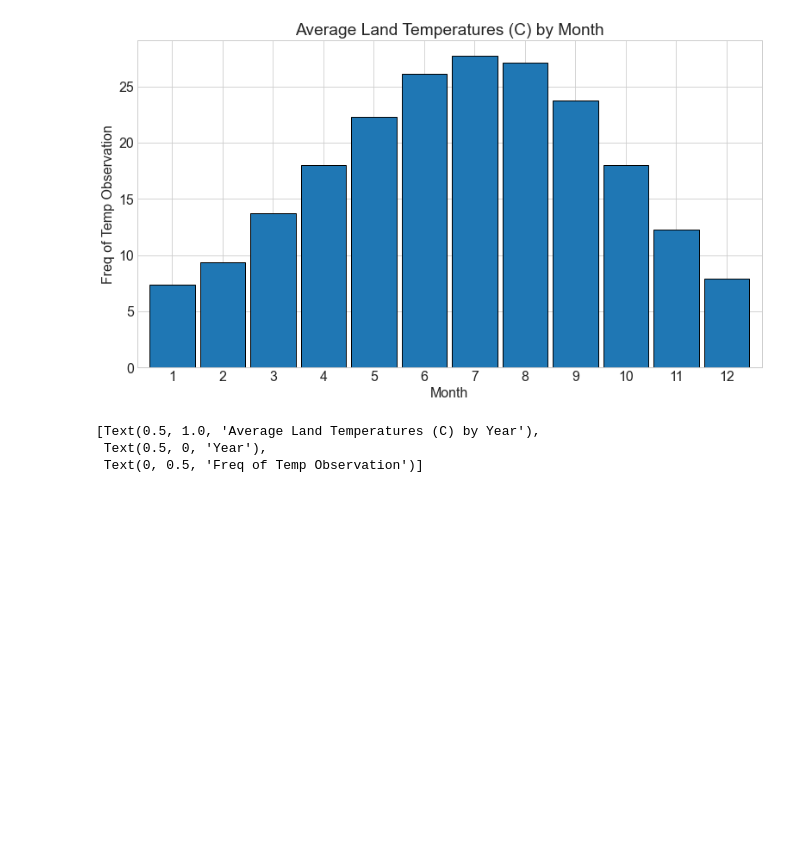
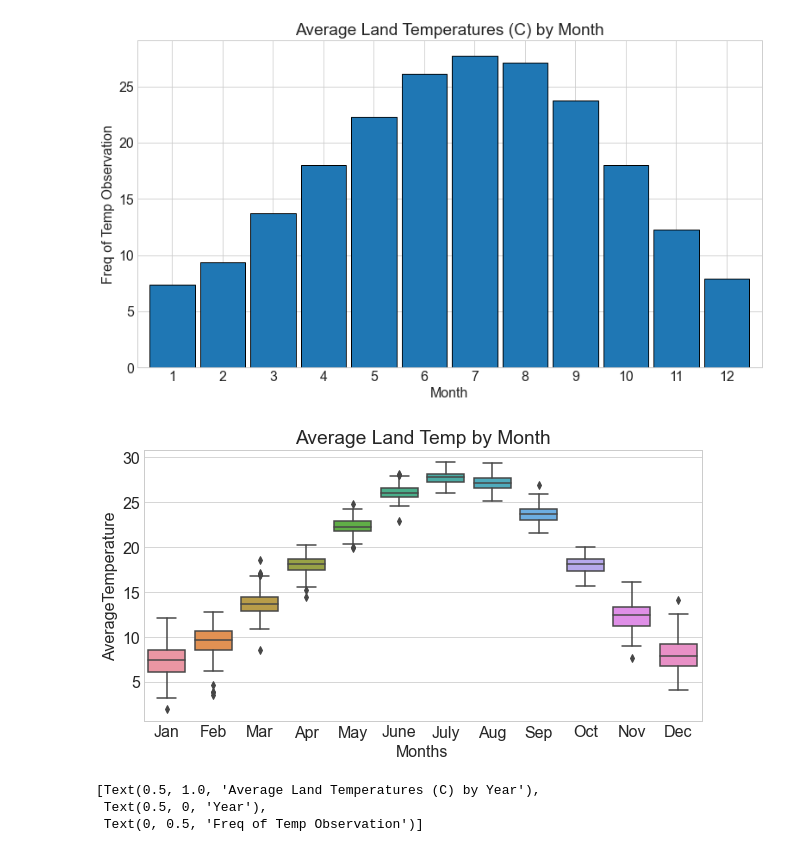
Before and after one commit to justin-m-sullivan/TSA_Earth_Surface_Temp, a Jupyter notebook: texas_land_temps_explore.ipynb, the cells around one changed output. Saved outputs shown, nothing was run; the diff lists cells and outputs as text; code cells hidden in the pictures; blank space fills up the shorter version.

```diff
--- a/texas_land_temps_explore.ipynb
+++ b/texas_land_temps_explore.ipynb
@@ -199,6 +262,16 @@ ax.set(title='Average Land Temperatures (C) by Month', xlabel='Month', ylabel='F
  Text(0.5, 0, 'Month'),
  Text(0, 0.5, 'Freq of Temp Observation')]
 [figure]
+# %%
+#Boxplot
+plt.figure(figsize=(10, 5))
+g = sns.boxplot(data = train, x = 'month', y = 'AverageTemperature')
+plt.title('Average Land Temp by Month')
+g.set(xticklabels=['Jan','Feb','Mar','Apr','May','June','July','Aug','Sep','Oct','Nov','Dec'])
+plt.xlabel('Months')
+plt.show()
+# %% [output]
+[figure, added]
 # %%
 #Plot the dist of avg_temps by month
 
```
Also changed, not shown: parts of 60 cells of this notebook.
